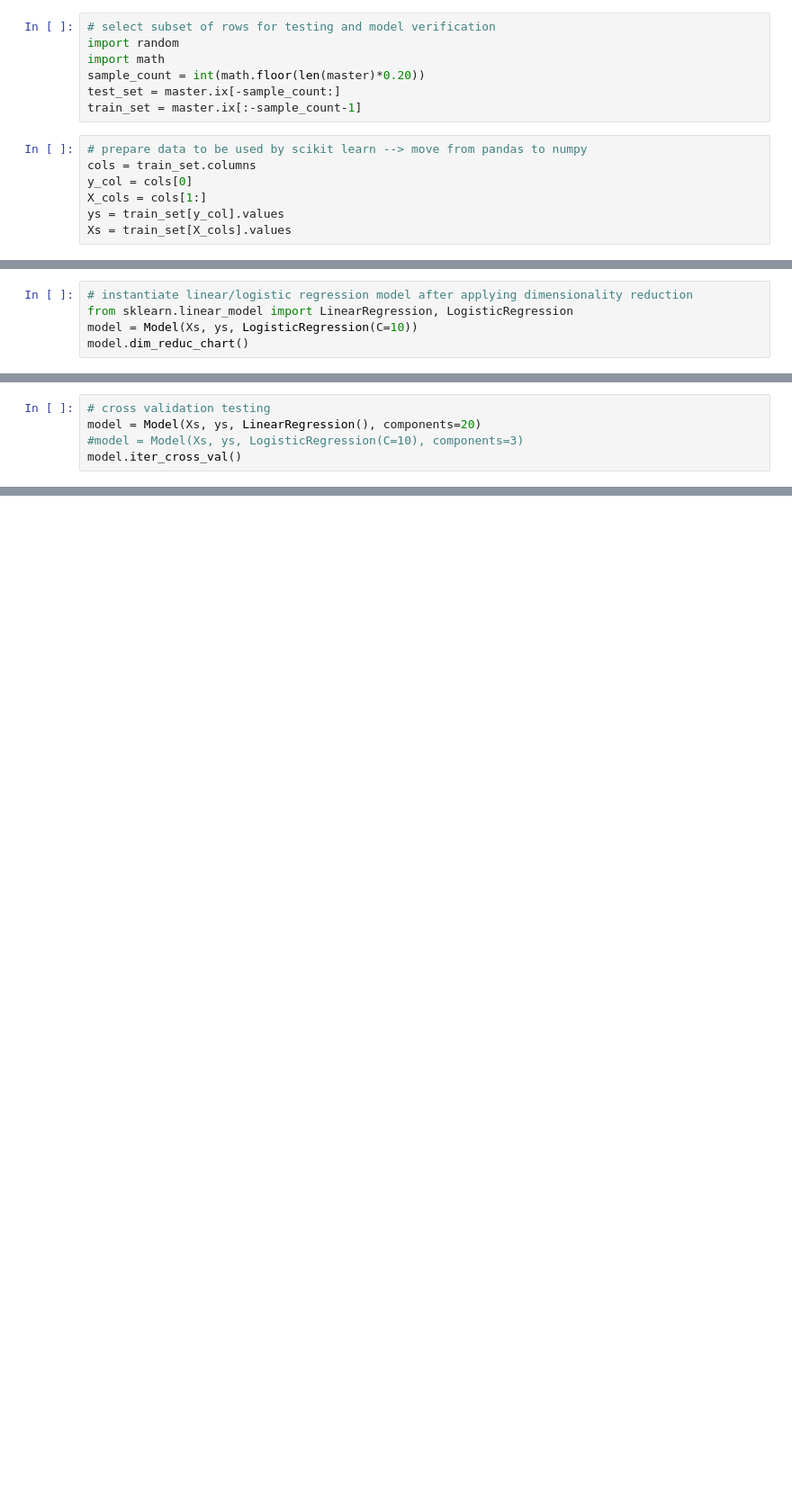
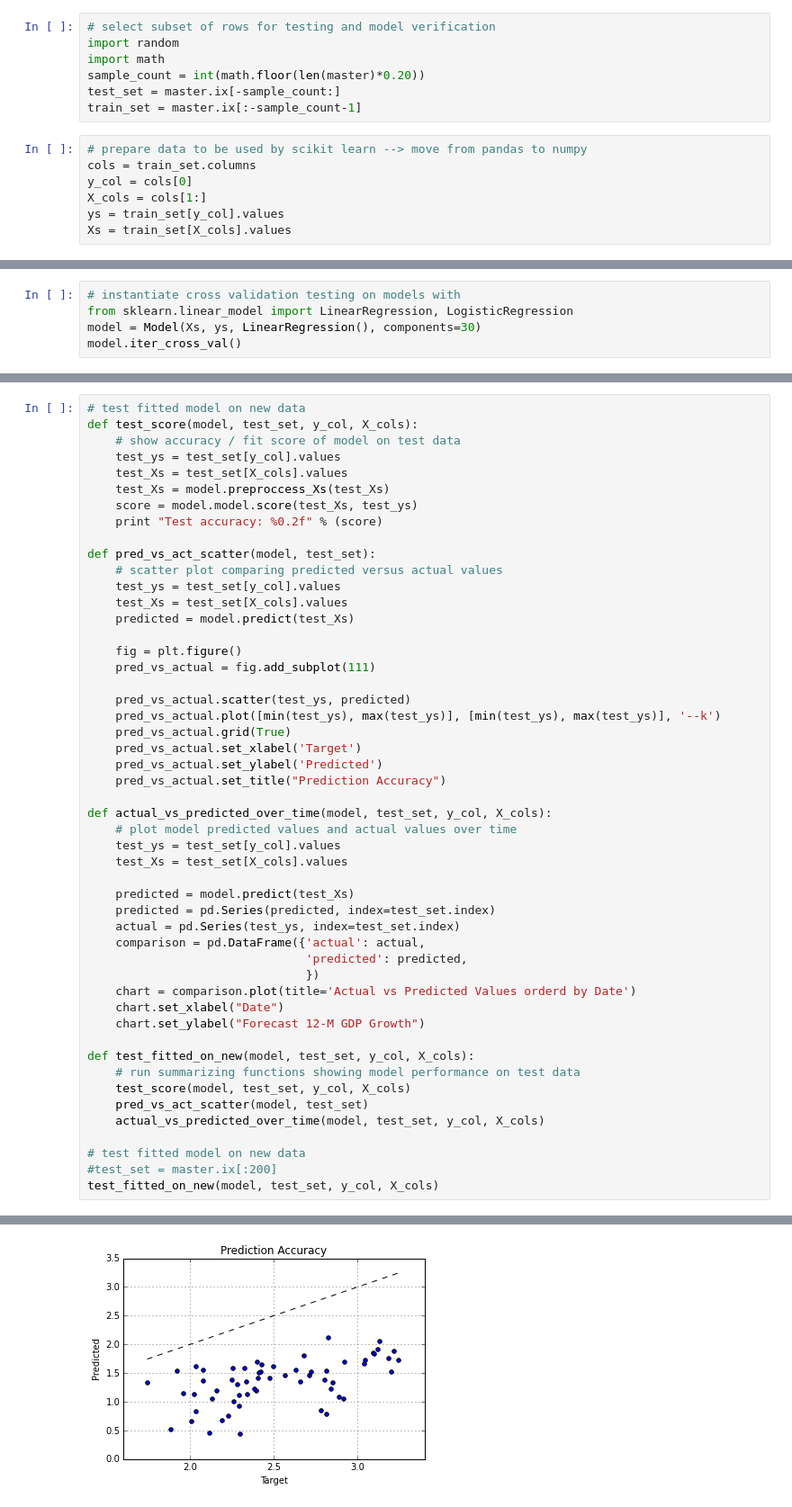
Before and after one commit to rhouck/gdp, a Jupyter notebook: Predict GDP Forecasts.ipynb, the cells around one changed output, grey strips where cells are left out. Shown at 90% size. Cells and saved outputs as stored; diff of their text form; blank space fills up the shorter version.

```diff
--- a/Predict GDP Forecasts.ipynb
+++ b/Predict GDP Forecasts.ipynb
@@ -307,6 +292,6 @@ def actual_vs_predicted_over_time(model, test_set, y_col, X_cols):
 # %%
-# instantiate linear/logistic regression model after applying dimensionality reduction
+# instantiate cross validation testing on models with
 from sklearn.linear_model import LinearRegression, LogisticRegression
-model = Model(Xs, ys, LogisticRegression(C=10))
-model.dim_reduc_chart()
+model = Model(Xs, ys, LinearRegression(), components=30)
+model.iter_cross_val()
 # %% [output]
@@ -314,5 +298,0 @@ model.dim_reduc_chart()
-# %%
-# cross validation testing
-model = Model(Xs, ys, LinearRegression(), components=20)
-#model = Model(Xs, ys, LogisticRegression(C=10), components=3)
-model.iter_cross_val()
@@ -320,0 +299,51 @@ Iterative Train / Validation Accuracy: 1.00 (+/- 0.00)
+# %%
+# test fitted model on new data
+def test_score(model, test_set, y_col, X_cols):
+    # show accuracy / fit score of model on test data
+    test_ys = test_set[y_col].values
+    test_Xs = test_set[X_cols].values
+    test_Xs = model.preproccess_Xs(test_Xs)
+    score = model.model.score(test_Xs, test_ys)
+    print "Test accuracy: %0.2f" % (score)
+
+def pred_vs_act_scatter(model, test_set):
+    # scatter plot comparing predicted versus actual values
+    test_ys = test_set[y_col].values
+    test_Xs = test_set[X_cols].values
+    predicted = model.predict(test_Xs)
+
+    fig = plt.figure()
+    pred_vs_actual = fig.add_subplot(111)
+
+    pred_vs_actual.scatter(test_ys, predicted)
+    pred_vs_actual.plot([min(test_ys), max(test_ys)], [min(test_ys), max(test_ys)], '--k')
+    pred_vs_actual.grid(True)
+    pred_vs_actual.set_xlabel('Target')
+    pred_vs_actual.set_ylabel('Predicted')
+    pred_vs_actual.set_title("Prediction Accuracy")
+
+def actual_vs_predicted_over_time(model, test_set, y_col, X_cols):
+    # plot model predicted values and actual values over time
+    test_ys = test_set[y_col].values
+    test_Xs = test_set[X_cols].values
+
+    predicted = model.predict(test_Xs)
+    predicted = pd.Series(predicted, index=test_set.index)
+    actual = pd.Series(test_ys, index=test_set.index)
+    comparison = pd.DataFrame({'actual': actual,
+                               'predicted': predicted,
+                               })
+    chart = comparison.plot(title='Actual vs Predicted Values orderd by Date')
+    chart.set_xlabel("Date")
+    chart.set_ylabel("Forecast 12-M GDP Growth")
+
+def test_fitted_on_new(model, test_set, y_col, X_cols):
+    # run summarizing functions showing model performance on test data
+    test_score(model, test_set, y_col, X_cols)
+    pred_vs_act_scatter(model, test_set)
+    actual_vs_predicted_over_time(model, test_set, y_col, X_cols)
+
+# test fitted model on new data
+#test_set = master.ix[:200]
+test_fitted_on_new(model, test_set, y_col, X_cols)
+# %% [output]
@@ -320,0 +351 @@ Iterative Train / Validation Accuracy: 1.00 (+/- 0.00)
+[figure, added]
```
Also changed, not shown: parts of 28 cells of this notebook.
